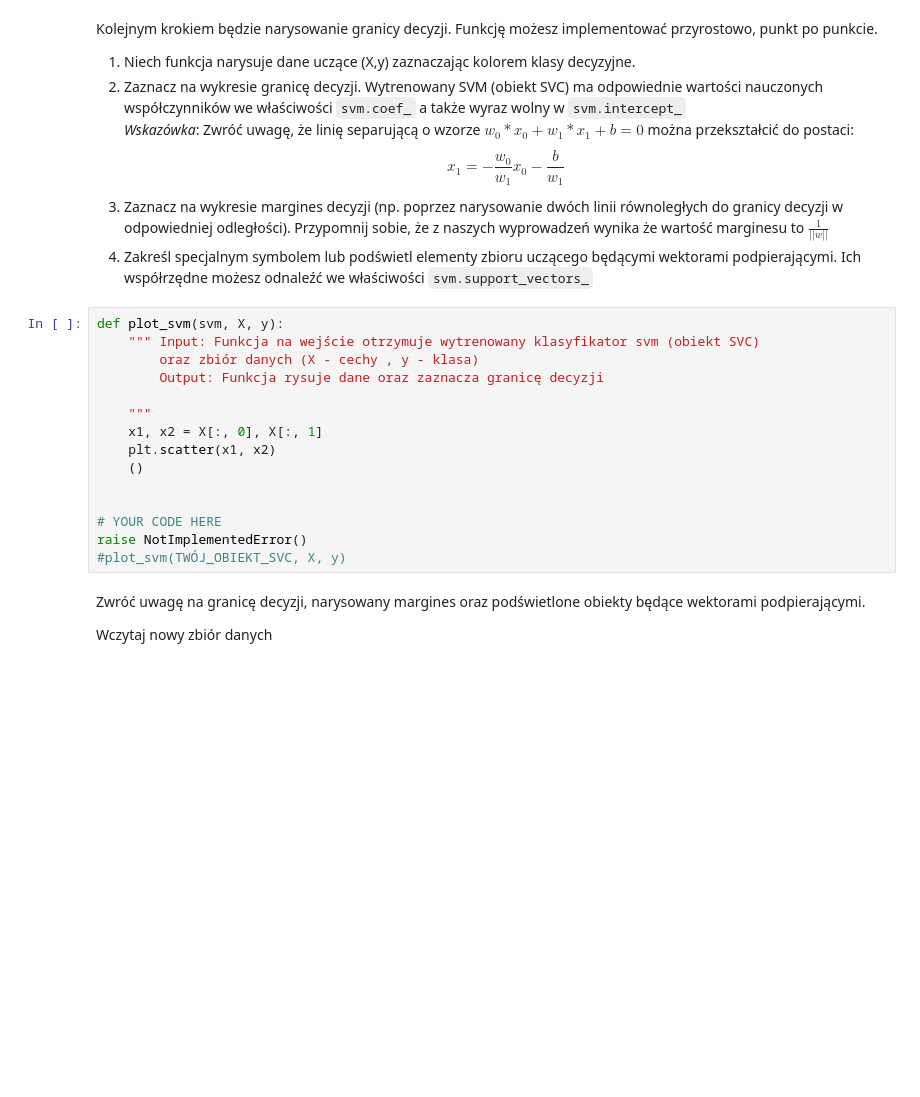
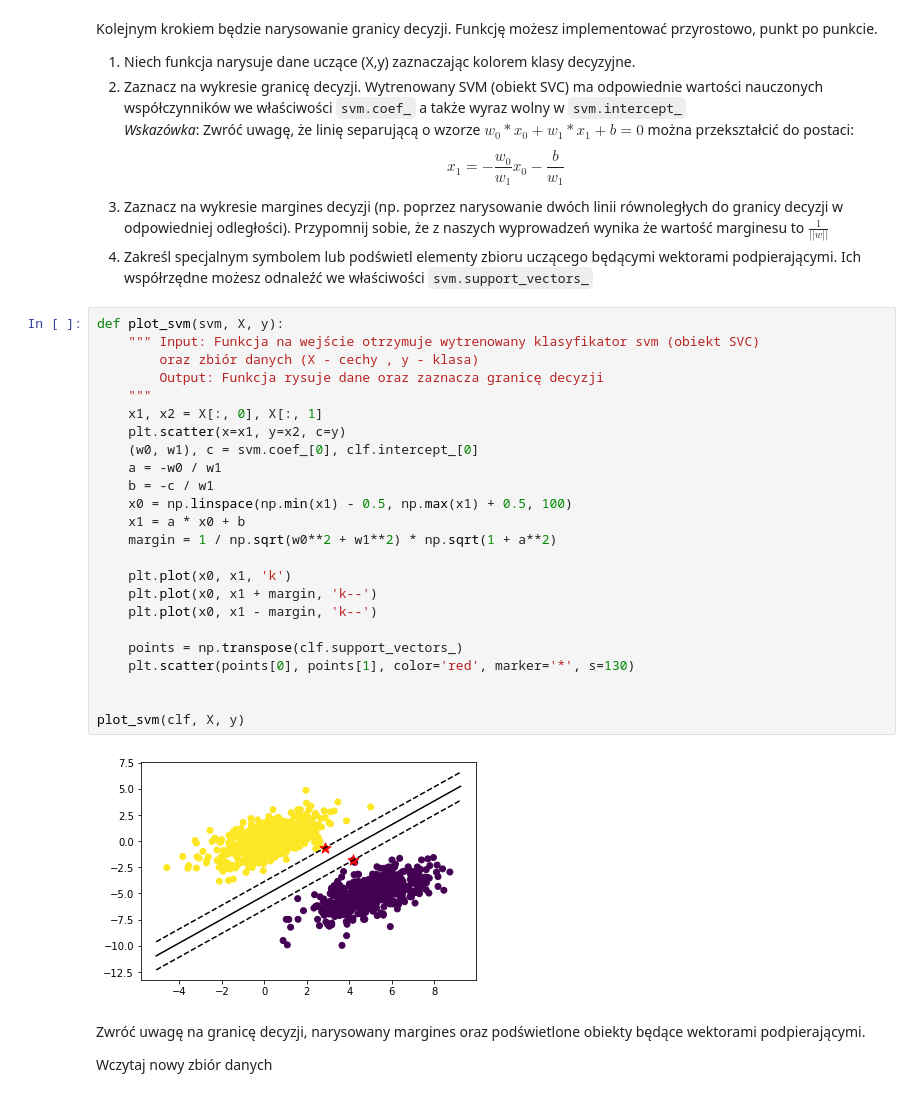
Before and after one commit to Michu-dev/ai-university-labs, a Jupyter notebook: Machine Learning/svm/svm.ipynb, the cells around one changed output. Cells and saved outputs as stored; diff of their text form; blank space fills up the shorter version.

```diff
--- a/Machine Learning/svm/svm.ipynb
+++ b/Machine Learning/svm/svm.ipynb
@@ -183,18 +179,29 @@ Kolejnym krokiem będzie narysowanie granicy decyzji. Funkcję możesz implement
 # %%
 def plot_svm(svm, X, y):
     """ Input: Funkcja na wejście otrzymuje wytrenowany klasyfikator svm (obiekt SVC)
         oraz zbiór danych (X - cechy , y - klasa)
         Output: Funkcja rysuje dane oraz zaznacza granicę decyzji
-
     """
     x1, x2 = X[:, 0], X[:, 1]
-    plt.scatter(x1, x2)
-    ()
+    plt.scatter(x=x1, y=x2, c=y)
+    (w0, w1), c = svm.coef_[0], clf.intercept_[0]
+    a = -w0 / w1
+    b = -c / w1
+    x0 = np.linspace(np.min(x1) - 0.5, np.max(x1) + 0.5, 100)
+    x1 = a * x0 + b
+    margin = 1 / np.sqrt(w0**2 + w1**2) * np.sqrt(1 + a**2)
+
+    plt.plot(x0, x1, 'k')
+    plt.plot(x0, x1 + margin, 'k--')
+    plt.plot(x0, x1 - margin, 'k--')
+
+    points = np.transpose(clf.support_vectors_)
+    plt.scatter(points[0], points[1], color='red', marker='*', s=130)
 
 
-# YOUR CODE HERE
-raise NotImplementedError()
-#plot_svm(TWÓJ_OBIEKT_SVC, X, y)
+plot_svm(clf, X, y)
+# %% [output]
+[figure, added]
 # %% [markdown]
 Zwróć uwagę na granicę decyzji, narysowany margines oraz podświetlone obiekty będące wektorami podpierającymi.
 
```
Also changed, not shown: parts of 47 cells of this notebook.
